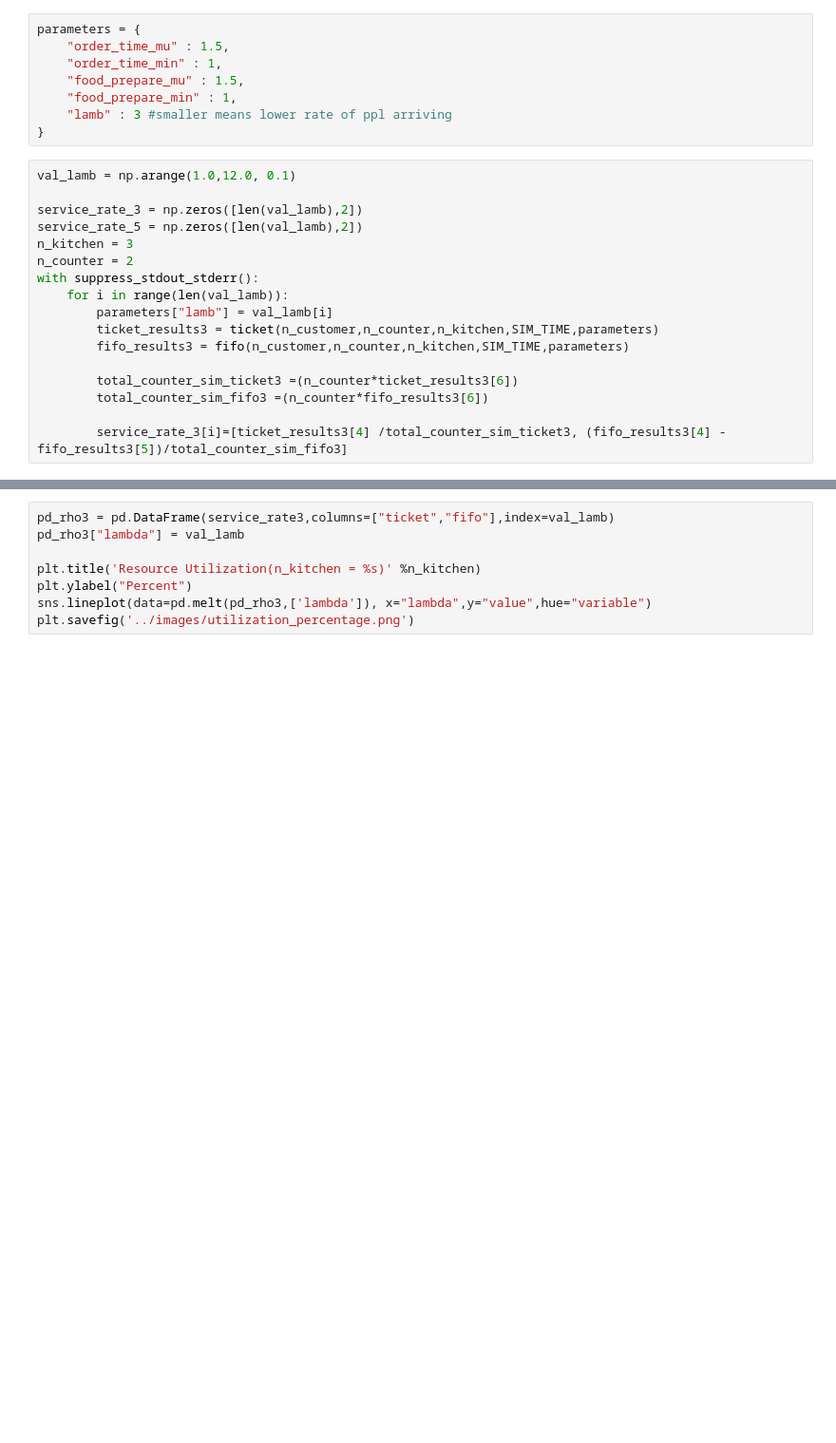
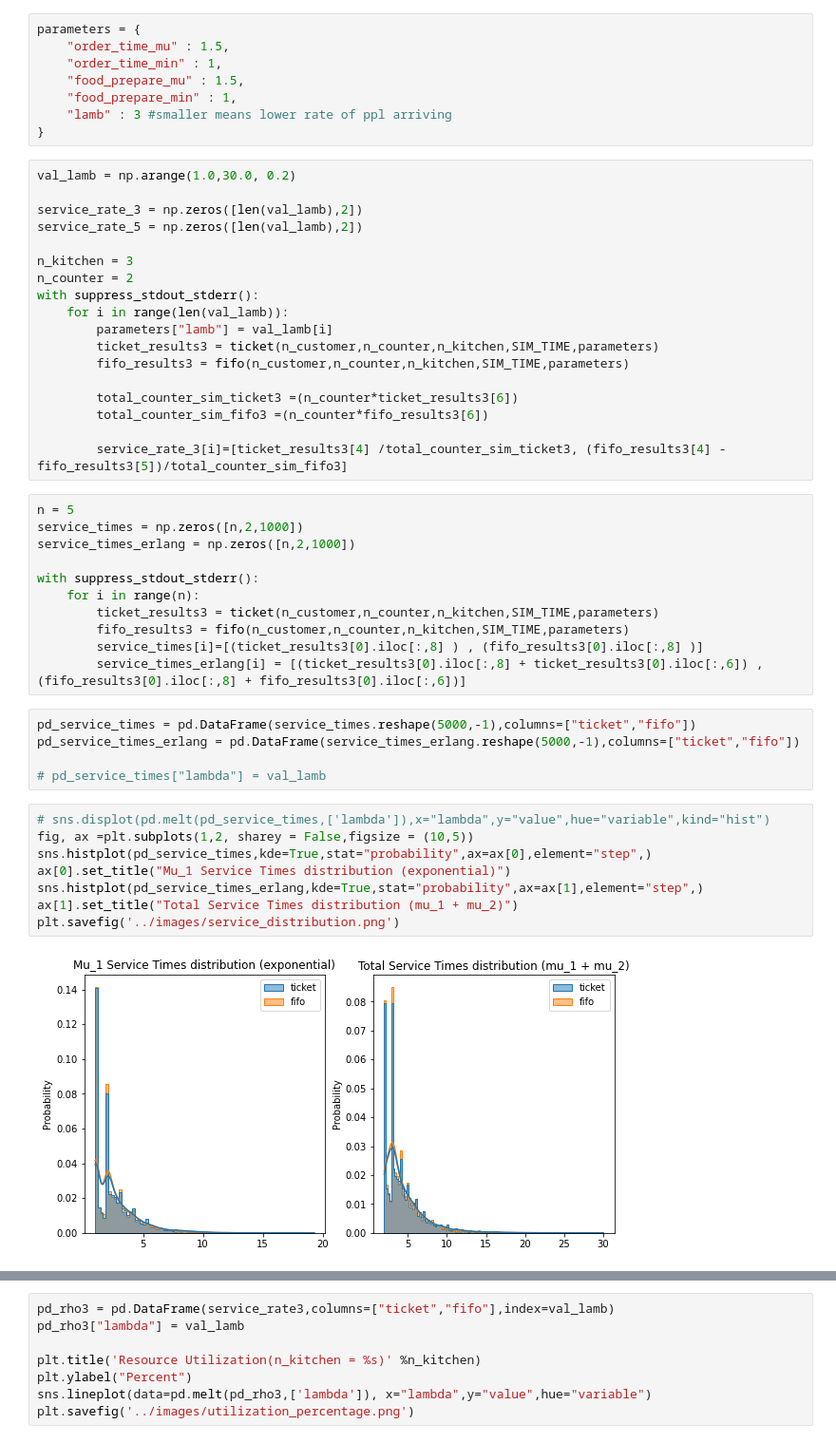
Before and after one commit to liongkj/stochastic-process-simpy, a Jupyter notebook: code/main.ipynb, the cells around one changed output, grey strips where cells are left out. Shown at 95% size. Saved outputs shown, nothing was run; the diff lists cells and outputs as text; blank space fills up the shorter version.

```diff
--- a/code/main.ipynb
+++ b/code/main.ipynb
@@ -81,10 +93,11 @@ parameters = {
     "lamb" : 3 #smaller means lower rate of ppl arriving
 }
 # %%
-val_lamb = np.arange(1.0,12.0, 0.1)
+val_lamb = np.arange(1.0,30.0, 0.2)
 
 service_rate_3 = np.zeros([len(val_lamb),2])
 service_rate_5 = np.zeros([len(val_lamb),2])
+
 n_kitchen = 3
 n_counter = 2
 with suppress_stdout_stderr():
@@ -97,3 +110,29 @@ with suppress_stdout_stderr():
         total_counter_sim_fifo3 =(n_counter*fifo_results3[6])
 
         service_rate_3[i]=[ticket_results3[4] /total_counter_sim_ticket3, (fifo_results3[4] - fifo_results3[5])/total_counter_sim_fifo3]
+# %%
+n = 5
+service_times = np.zeros([n,2,1000])
+service_times_erlang = np.zeros([n,2,1000])
+
+with suppress_stdout_stderr():
+    for i in range(n):
+        ticket_results3 = ticket(n_customer,n_counter,n_kitchen,SIM_TIME,parameters)
+        fifo_results3 = fifo(n_customer,n_counter,n_kitchen,SIM_TIME,parameters)
+        service_times[i]=[(ticket_results3[0].iloc[:,8] ) , (fifo_results3[0].iloc[:,8] )]
+        service_times_erlang[i] = [(ticket_results3[0].iloc[:,8] + ticket_results3[0].iloc[:,6]) , (fifo_results3[0].iloc[:,8] + fifo_results3[0].iloc[:,6])]
+# %%
+pd_service_times = pd.DataFrame(service_times.reshape(5000,-1),columns=["ticket","fifo"])
+pd_service_times_erlang = pd.DataFrame(service_times_erlang.reshape(5000,-1),columns=["ticket","fifo"])
+
+# pd_service_times["lambda"] = val_lamb
+# %%
+# sns.displot(pd.melt(pd_service_times,['lambda']),x="lambda",y="value",hue="variable",kind="hist")
+fig, ax =plt.subplots(1,2, sharey = False,figsize = (10,5))
+sns.histplot(pd_service_times,kde=True,stat="probability",ax=ax[0],element="step",)
+ax[0].set_title("Mu_1 Service Times distribution (exponential)")
+sns.histplot(pd_service_times_erlang,kde=True,stat="probability",ax=ax[1],element="step",)
+ax[1].set_title("Total Service Times distribution (mu_1 + mu_2)")
+plt.savefig('../images/service_distribution.png')
+# %% [output]
+[figure, added]
```
Also changed, not shown: parts of 5 cells of this notebook, 3 other files.
